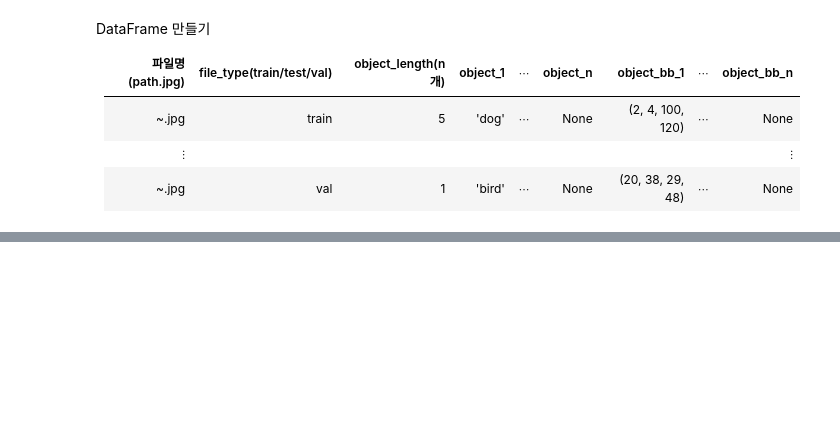
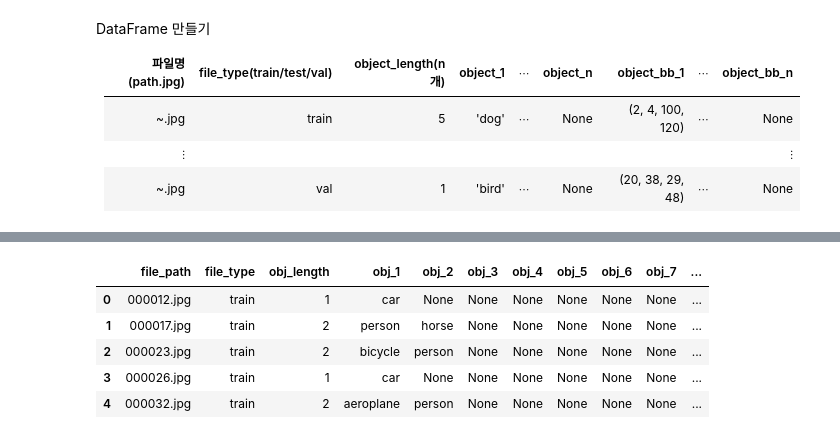
Before and after one commit to hodurie/AI_Study, a Jupyter notebook: Implementation/Object Detection/R-CNN.ipynb, the cells around one changed output, grey strips where cells are left out. Cells and saved outputs as stored; diff of their text form; code cells hidden in the pictures; blank space fills up the shorter version.

```diff
--- a/Implementation/Object Detection/R-CNN.ipynb
+++ b/Implementation/Object Detection/R-CNN.ipynb
@@ -249,0 +266,10 @@ $\vdots$||||||||$\vdots$
+# %%
+dataframe = pd.read_csv('./obj_df.csv')
+dataframe.head()
+# %% [output]
+|  | file_path | file_type | obj_length | obj_1 | obj_2 | obj_3 | obj_4 | obj_5 | obj_6 | obj_7 | ... |
+| 0 | 000012.jpg | train | 1 | car | None | None | None | None | None | None | ... |
+| 1 | 000017.jpg | train | 2 | person | horse | None | None | None | None | None | ... |
+| 2 | 000023.jpg | train | 2 | bicycle | person | None | None | None | None | None | ... |
+| 3 | 000026.jpg | train | 1 | car | None | None | None | None | None | None | ... |
+| 4 | 000032.jpg | train | 2 | aeroplane | person | None | None | None | None | None | ... |
```
Also changed, not shown: parts of 23 cells of this notebook.
